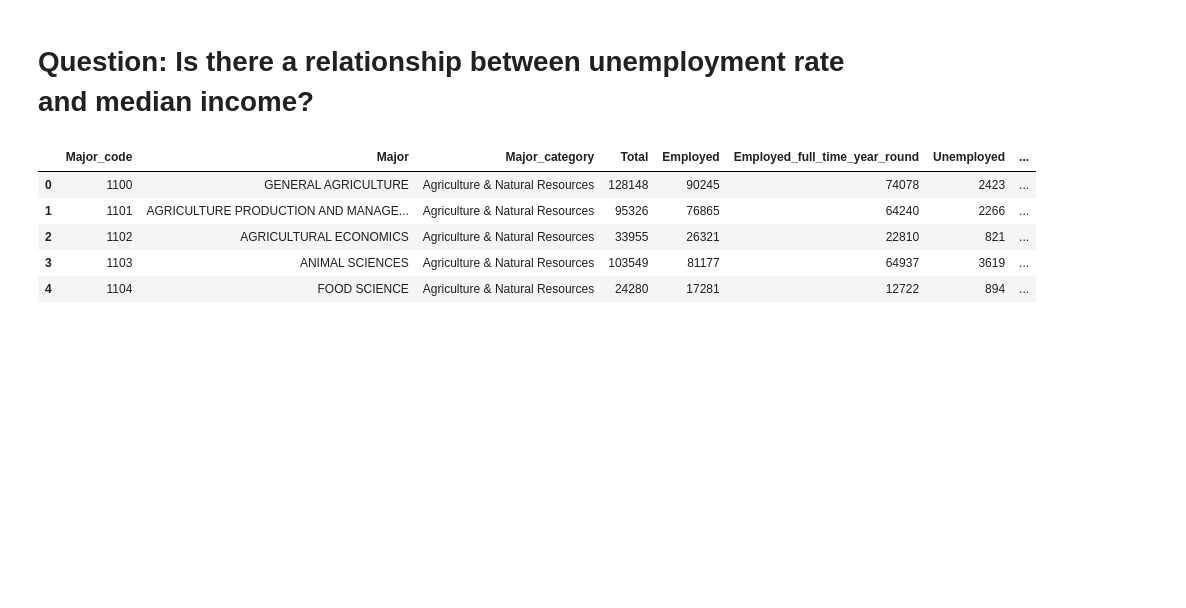
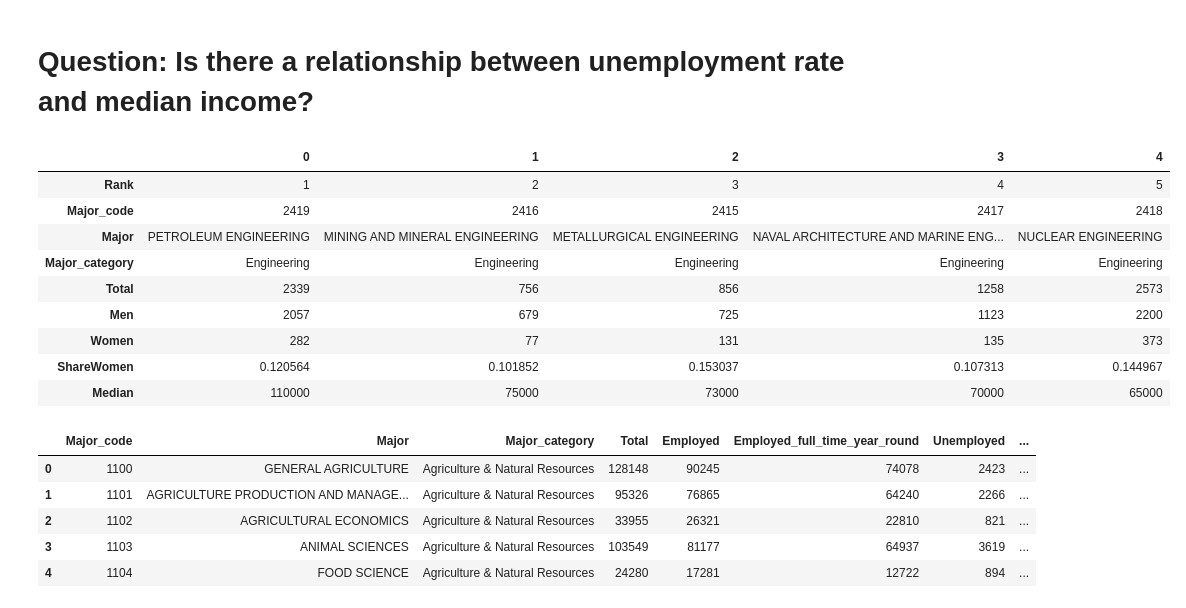
Before and after one commit to dliu9999/COGS-108-Project, a Jupyter notebook: College EDA Darren.ipynb, the cells around one changed output. Cells and saved outputs as stored; diff of their text form; code cells hidden in the pictures; blank space fills up the shorter version.

```diff
--- a/College EDA Darren.ipynb
+++ b/College EDA Darren.ipynb
@@ -13,6 +13,19 @@ recent_grads = pd.read_csv('data/recent-grads.csv')
 women_stem = pd.read_csv('data/women-stem.csv')
 # %% [markdown]
 # Question: Is there a relationship between unemployment rate and median income?
+# %%
+women_stem.head().T
+# %% [output]
+|  | 0 | 1 | 2 | 3 | 4 |
+| Rank | 1 | 2 | 3 | 4 | 5 |
+| Major_code | 2419 | 2416 | 2415 | 2417 | 2418 |
+| Major | PETROLEUM ENGINEERING | MINING AND MINERAL ENGINEERING | METALLURGICAL ENGINEERING | NAVAL ARCHITECTURE AND MARINE ENG... | NUCLEAR ENGINEERING |
+| Major_category | Engineering | Engineering | Engineering | Engineering | Engineering |
+| Total | 2339 | 756 | 856 | 1258 | 2573 |
+| Men | 2057 | 679 | 725 | 1123 | 2200 |
+| Women | 282 | 77 | 131 | 135 | 373 |
+| ShareWomen | 0.120564 | 0.101852 | 0.153037 | 0.107313 | 0.144967 |
+| Median | 110000 | 75000 | 73000 | 70000 | 65000 |
 # %%
 all_ages.head()
 # %% [output]
```
Also changed, not shown: parts of 1 cell of this notebook.
